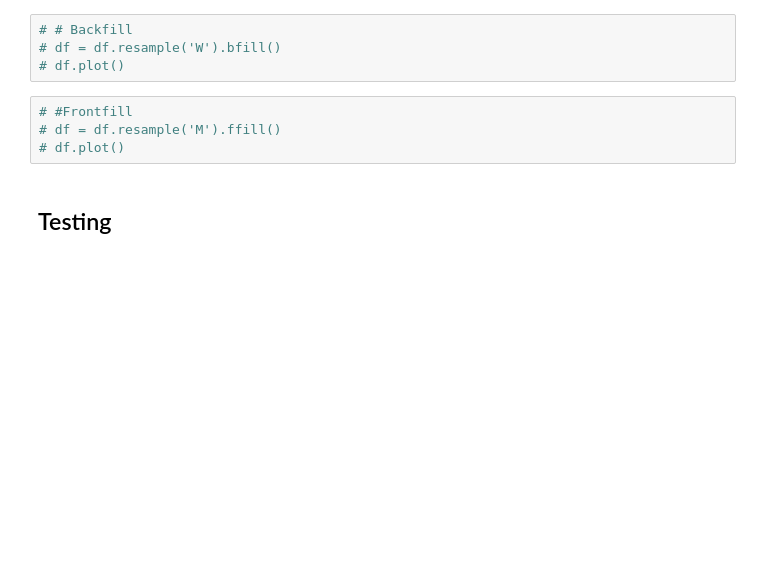
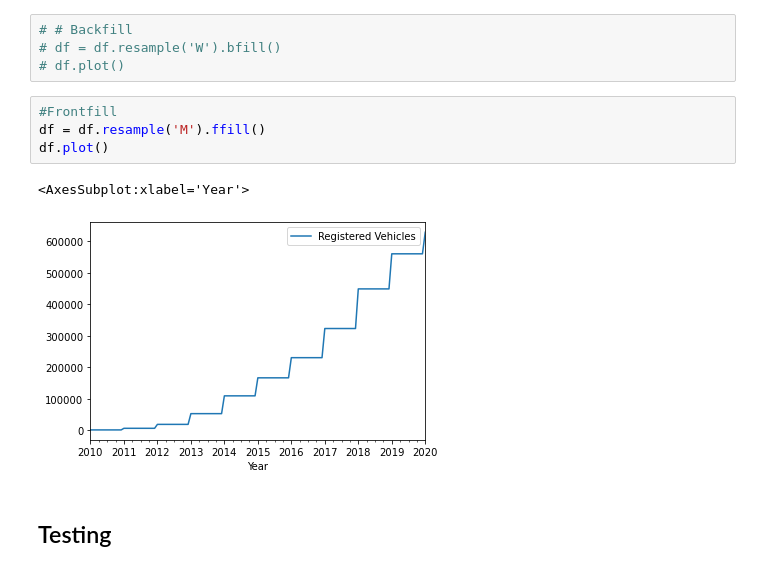
Before and after one commit to Dmoreir1/Capstone-Project--DS-Flatiron, a Jupyter notebook: Draft notebook template (CA).ipynb, the cells around one changed output. Cells and saved outputs as stored; diff of their text form; blank space fills up the shorter version.

```diff
--- a/Draft notebook template (CA).ipynb
+++ b/Draft notebook template (CA).ipynb
@@ -69,9 +49,12 @@ Year
 # df = df.resample('W').bfill()
 # df.plot()
 # %%
-# #Frontfill
-# df = df.resample('M').ffill()
-# df.plot()
+#Frontfill
+df = df.resample('M').ffill()
+df.plot()
+# %% [output]
+<AxesSubplot:xlabel='Year'>
+[figure, added]
 # %% [markdown]
 ## Testing
 # %%
```
Also changed, not shown: parts of 11 cells of this notebook, 2 other files.
